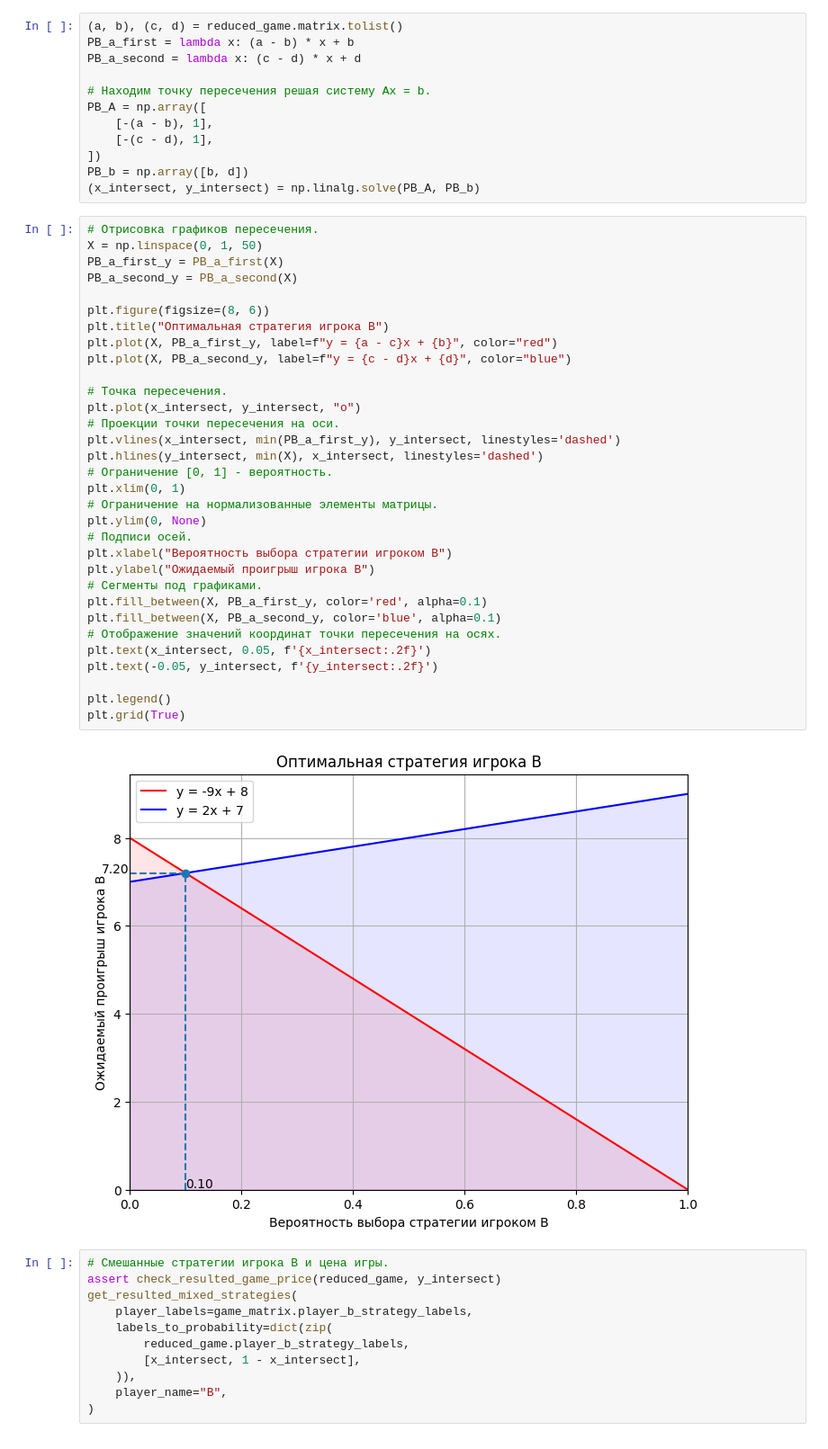
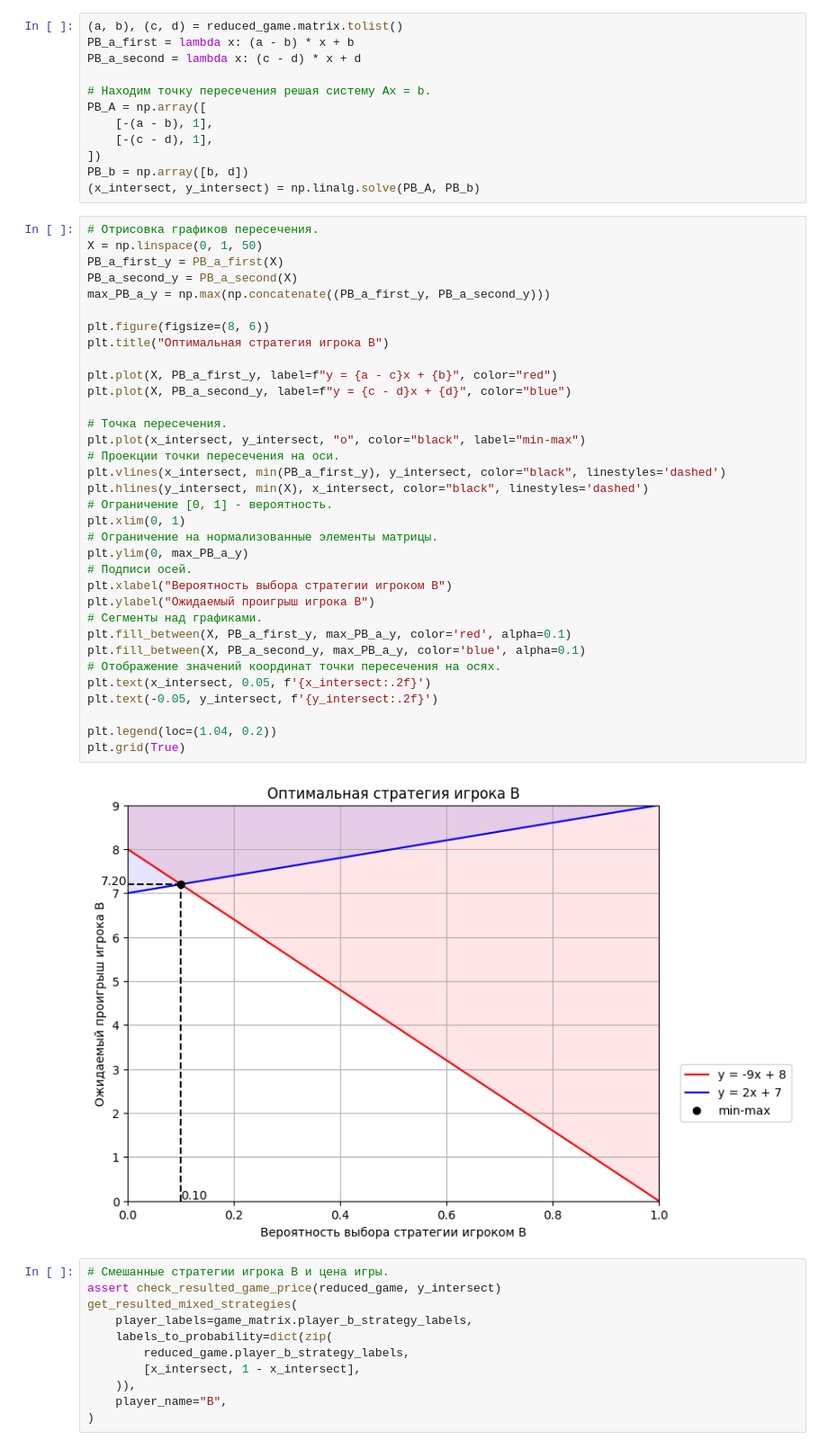
Before and after one commit to aaaaaaaalesha/10-game_theory, a Jupyter notebook: game_theory/introduction_rgz_01/rgz.ipynb, the cells around one changed output. Shown: that part at 90% size. Cells and saved outputs as stored; diff of their text form.

```diff
--- a/game_theory/introduction_rgz_01/rgz.ipynb
+++ b/game_theory/introduction_rgz_01/rgz.ipynb
@@ -268,37 +269,39 @@ PB_b = np.array([b, d])
 # %%
 # Отрисовка графиков пересечения.
 X = np.linspace(0, 1, 50)
 PB_a_first_y = PB_a_first(X)
 PB_a_second_y = PB_a_second(X)
+max_PB_a_y = np.max(np.concatenate((PB_a_first_y, PB_a_second_y)))
 
 plt.figure(figsize=(8, 6))
 plt.title("Оптимальная стратегия игрока B")
+
 plt.plot(X, PB_a_first_y, label=f"y = {a - c}x + {b}", color="red")
 plt.plot(X, PB_a_second_y, label=f"y = {c - d}x + {d}", color="blue")
 
 # Точка пересечения.
-plt.plot(x_intersect, y_intersect, "o")
+plt.plot(x_intersect, y_intersect, "o", color="black", label="min-max")
 # Проекции точки пересечения на оси.
-plt.vlines(x_intersect, min(PB_a_first_y), y_intersect, linestyles='dashed')
-plt.hlines(y_intersect, min(X), x_intersect, linestyles='dashed')
+plt.vlines(x_intersect, min(PB_a_first_y), y_intersect, color="black", linestyles='dashed')
+plt.hlines(y_intersect, min(X), x_intersect, color="black", linestyles='dashed')
 # Ограничение [0, 1] - вероятность.
 plt.xlim(0, 1)
 # Ограничение на нормализованные элементы матрицы.
-plt.ylim(0, None)
+plt.ylim(0, max_PB_a_y)
 # Подписи осей.
 plt.xlabel("Вероятность выбора стратегии игроком B")
 plt.ylabel("Ожидаемый проигрыш игрока B")
-# Сегменты под графиками.
-plt.fill_between(X, PB_a_first_y, color='red', alpha=0.1)
-plt.fill_between(X, PB_a_second_y, color='blue', alpha=0.1)
+# Сегменты над графиками.
+plt.fill_between(X, PB_a_first_y, max_PB_a_y, color='red', alpha=0.1)
+plt.fill_between(X, PB_a_second_y, max_PB_a_y, color='blue', alpha=0.1)
 # Отображение значений координат точки пересечения на осях.
 plt.text(x_intersect, 0.05, f'{x_intersect:.2f}')
 plt.text(-0.05, y_intersect, f'{y_intersect:.2f}')
 
-plt.legend()
+plt.legend(loc=(1.04, 0.2))
 plt.grid(True)
 # %% [output]
-[figure, old version]
+[figure, new version]
 # %%
 # Смешанные стратегии игрока B и цена игры.
 assert check_resulted_game_price(reduced_game, y_intersect)
```
Also changed, not shown: parts of 1 cell of this notebook.
